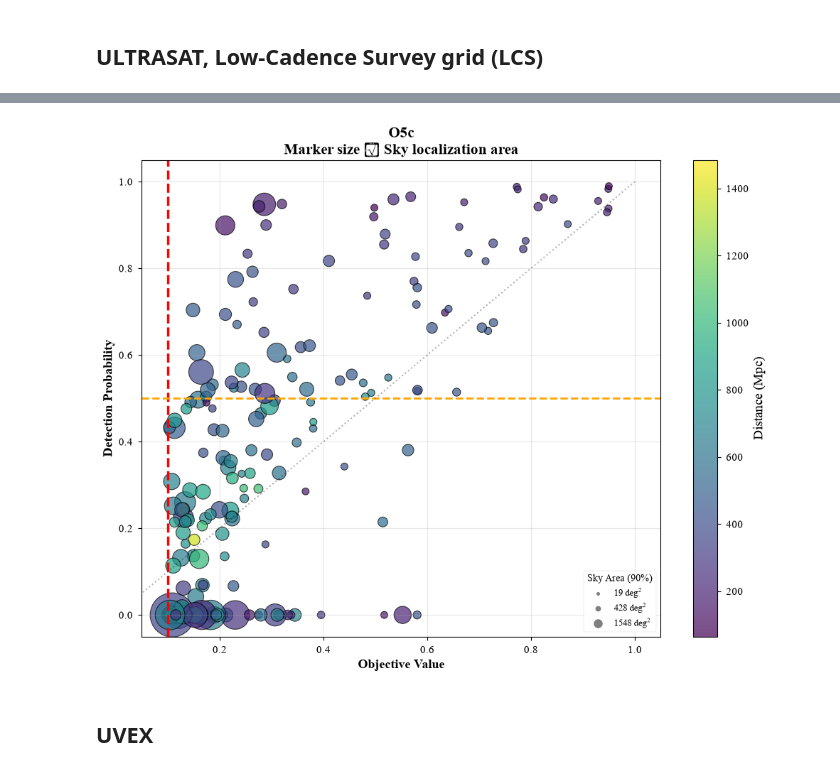
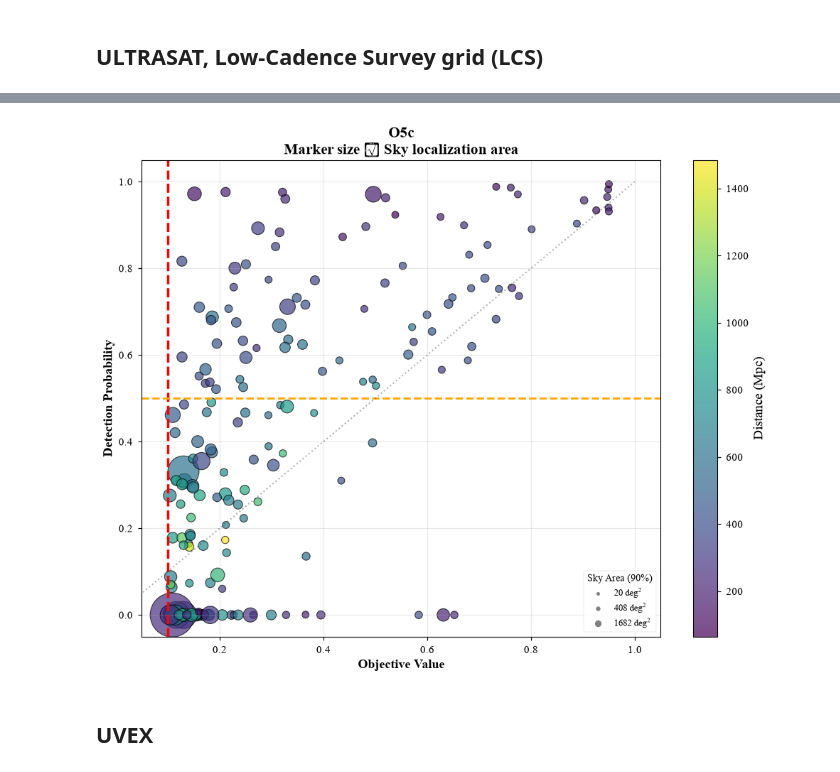
Before and after one commit to weizmannk/ultrasat-gw-followup, a Jupyter notebook: notebooks/kilonovae_detection_rate.ipynb, the cells around one changed output, grey strips where cells are left out. Drawn from its saved outputs; the diff is of its cells as text; code cells hidden in the pictures.

Commit message:
Add analysis of the ULTRASAT geodesic skygrid

```diff
--- a/notebooks/kilonovae_detection_rate.ipynb
+++ b/notebooks/kilonovae_detection_rate.ipynb
@@ -59,6 +59,11 @@ logging.basicConfig(
 # GWTC-5.0 population model: it selects the result tables and names every
 # output, so the whole notebook switches with one word.
 MODEL = "pixelpop"
+
+# Every scheduled run gets its own rate table and objective-against-detection
+# figures below. GRID names the one the comparison with UVEX is built from.
+SCHEDULED = ("ultrasat_geodesic", "ultrasat_lcs", "ultrasat_allsky", "uvex")
+GRID = "geodesic"
 
 ROOT = next(
     p for p in (Path.cwd(), *Path.cwd().parents) if (p / "pyproject.toml").is_file()
@@ -85,7 +90,7 @@ CONFIGS = {
         "table_file": table_dir / f"{name}-{MODEL}.tex",
         "figure_prefix": figure_dir / f"{name}_obj-vs-det-{MODEL}",
     }
-    for name in ("ultrasat_lcs", "ultrasat_allsky", "uvex")
+    for name in SCHEDULED
 }
 
 
@@ -107,7 +113,7 @@ exports -> /Users/rk281962/Projects/CBC/Fork/ultrasat-gw-followup/paper_outputs/
 # %% [markdown]
 ### Load simulated event data
 # %%
-config = CONFIGS["ultrasat_lcs"]
+config = CONFIGS["ultrasat_geodesic"]
 main_table = QTable.read(config["events_file"])
 
 config["events_file"]
@@ -495,16 +567,16 @@ def plot_objective_vs_detection(table, cutoff, run, figurename="obj-vs-det"):
     plt.savefig(output_file, dpi=300)
     plt.show()
 # %%
-config = CONFIGS["ultrasat_lcs"]
+config = CONFIGS["ultrasat_geodesic"]
 main_table = QTable.read(config["events_file"])
 
 cutoff = main_table["cutoff"][0]
 run = "O5c"
 table = main_table[main_table["run"] == run]
 
 plot_objective_vs_detection(table, cutoff, run, figurename=config["figure_prefix"])
 # %% [output]
-[figure, old version]
+[figure, new version]
 # %% [markdown]
 ## UVEX
 # %%
```
Also changed, not shown: parts of 13 cells of this notebook, 36 other files.
